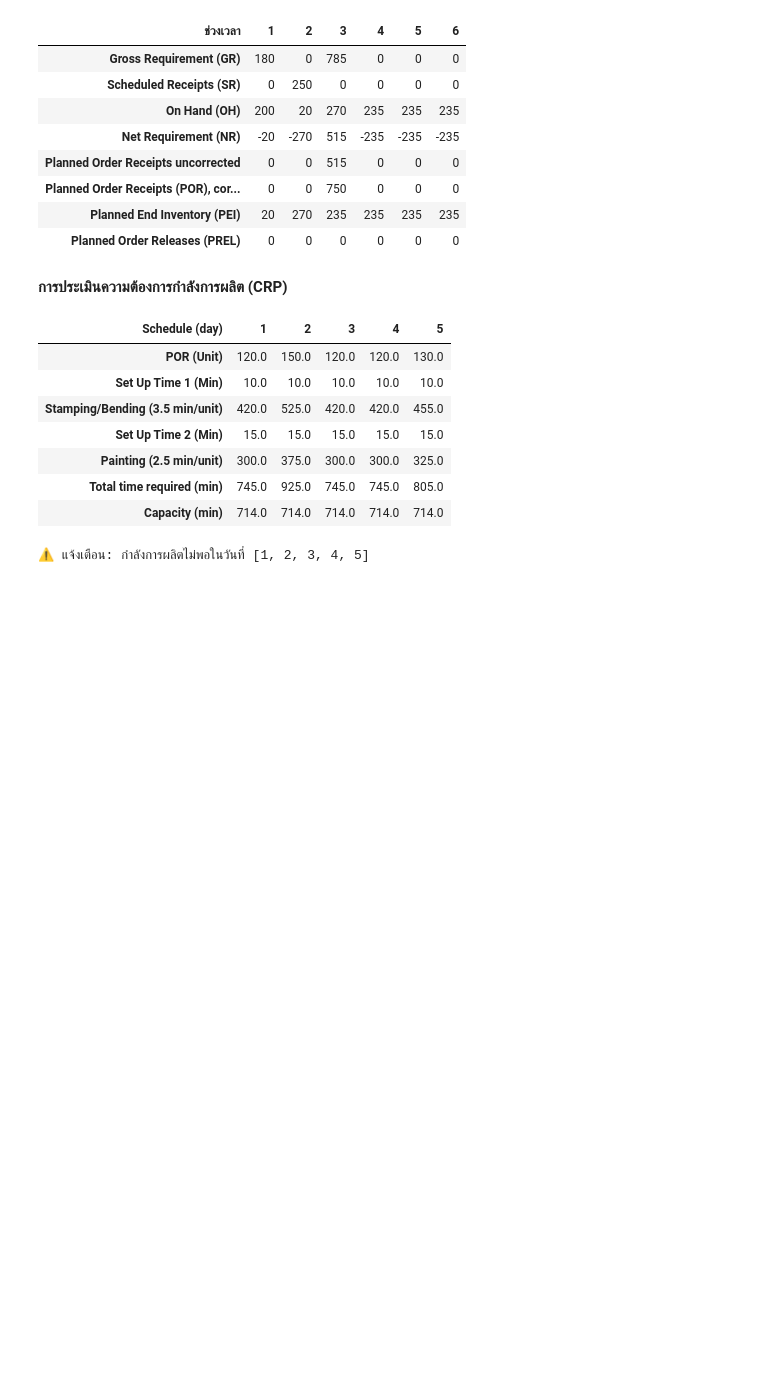
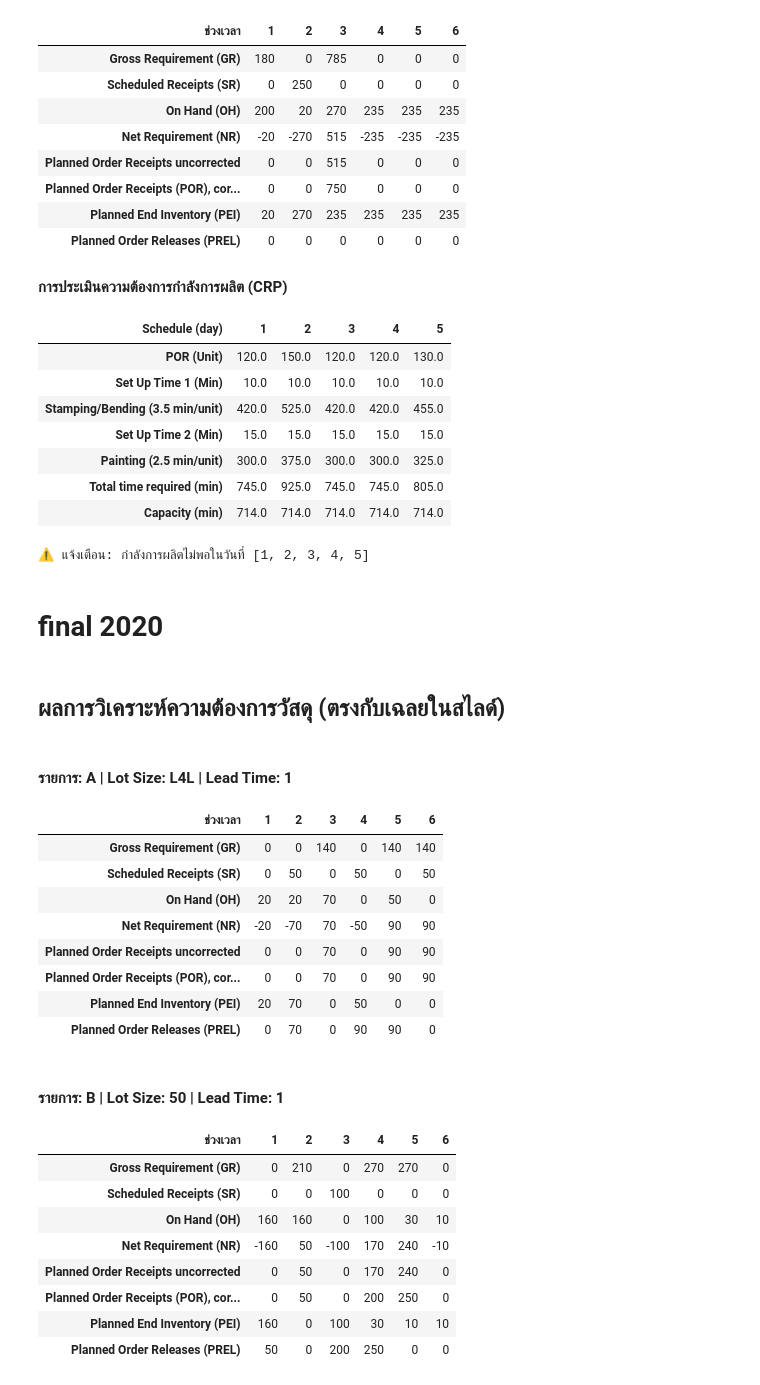
Before and after one commit to alicelouis47/Product_AMI, a Jupyter notebook: 6_Material_Requirement_Planning.ipynb, the cells around one changed output. Drawn from its saved outputs; the diff is of its cells as text; code cells hidden in the pictures; blank space fills up the shorter version.

```diff
--- a/6_Material_Requirement_Planning.ipynb
+++ b/6_Material_Requirement_Planning.ipynb
@@ -276,3 +278,57 @@ run_crp_system(days, por_units, operations, capacity_per_day)
 | Total time required (min) | 745.0 | 925.0 | 745.0 | 745.0 | 805.0 |
 | Capacity (min) | 714.0 | 714.0 | 714.0 | 714.0 | 714.0 |
 ⚠️ แจ้งเตือน: กำลังการผลิตไม่พอในวันที่ [1, 2, 3, 4, 5]
+# %% [markdown]
+# final 2020
+# %%
+# ---------------------------------------------------------
+# 3. กำหนดข้อมูลตัวอย่างที่ 6.1 (กรอกข้อมูลตรงนี้)
+# ---------------------------------------------------------
+periods = [1, 2, 3, 4, 5, 6]
+
+# แผนการผลิตหลักของผลิตภัณฑ์ A
+mps = {
+    'A': [0, 0, 140, 0, 140, 140]
+}
+
+# โครงสร้างผลิตภัณฑ์
+bom = {
+    'A': {'B': 3,}
+}
+
+# ข้อมูล Item Master (ตารางที่ 6.2)
+item_master = {
+    'A': {'OH': 20,  'SR': [0, 50, 0, 50, 0, 50],   'LotSize': 'L4L', 'LT': 1},
+    'B': {'OH': 160, 'SR': [0, 0, 100, 0, 0, 0],   'LotSize': 50,   'LT': 1},
+
+}
+
+# ลำดับการรัน Parent -> Child
+process_order = ['A', 'B']
+
+# ---------------------------------------------------------
+# 4. เรียกใช้การทำงาน
+# ---------------------------------------------------------
+run_mrp_system_slide_logic(periods, mps, bom, item_master, process_order)
+# %% [output]
+ผลการวิเคราะห์ความต้องการวัสดุ (ตรงกับเฉลยในสไลด์)
+รายการ: A | Lot Size: L4L | Lead Time: 1
+| ช่วงเวลา | 1 | 2 | 3 | 4 | 5 | 6 |
+| Gross Requirement (GR) | 0 | 0 | 140 | 0 | 140 | 140 |
+| Scheduled Receipts (SR) | 0 | 50 | 0 | 50 | 0 | 50 |
+| On Hand (OH) | 20 | 20 | 70 | 0 | 50 | 0 |
+| Net Requirement (NR) | -20 | -70 | 70 | -50 | 90 | 90 |
+| Planned Order Receipts uncorrected | 0 | 0 | 70 | 0 | 90 | 90 |
+| Planned Order Receipts (POR), cor... | 0 | 0 | 70 | 0 | 90 | 90 |
+| Planned End Inventory (PEI) | 20 | 70 | 0 | 50 | 0 | 0 |
+| Planned Order Releases (PREL) | 0 | 70 | 0 | 90 | 90 | 0 |
+รายการ: B | Lot Size: 50 | Lead Time: 1
+| ช่วงเวลา | 1 | 2 | 3 | 4 | 5 | 6 |
+| Gross Requirement (GR) | 0 | 210 | 0 | 270 | 270 | 0 |
+| Scheduled Receipts (SR) | 0 | 0 | 100 | 0 | 0 | 0 |
+| On Hand (OH) | 160 | 160 | 0 | 100 | 30 | 10 |
+| Net Requirement (NR) | -160 | 50 | -100 | 170 | 240 | -10 |
+| Planned Order Receipts uncorrected | 0 | 50 | 0 | 170 | 240 | 0 |
+| Planned Order Receipts (POR), cor... | 0 | 50 | 0 | 200 | 250 | 0 |
+| Planned End Inventory (PEI) | 160 | 0 | 100 | 30 | 10 | 10 |
+| Planned Order Releases (PREL) | 50 | 0 | 200 | 250 | 0 | 0 |
```
Also changed, not shown: parts of 3 cells of this notebook, 8 other files.
